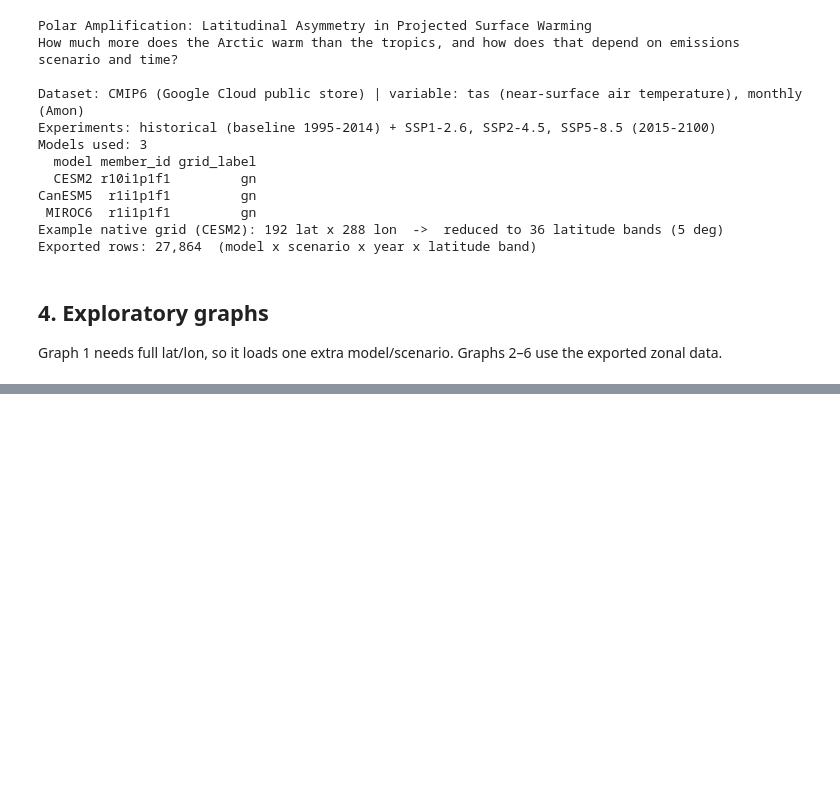
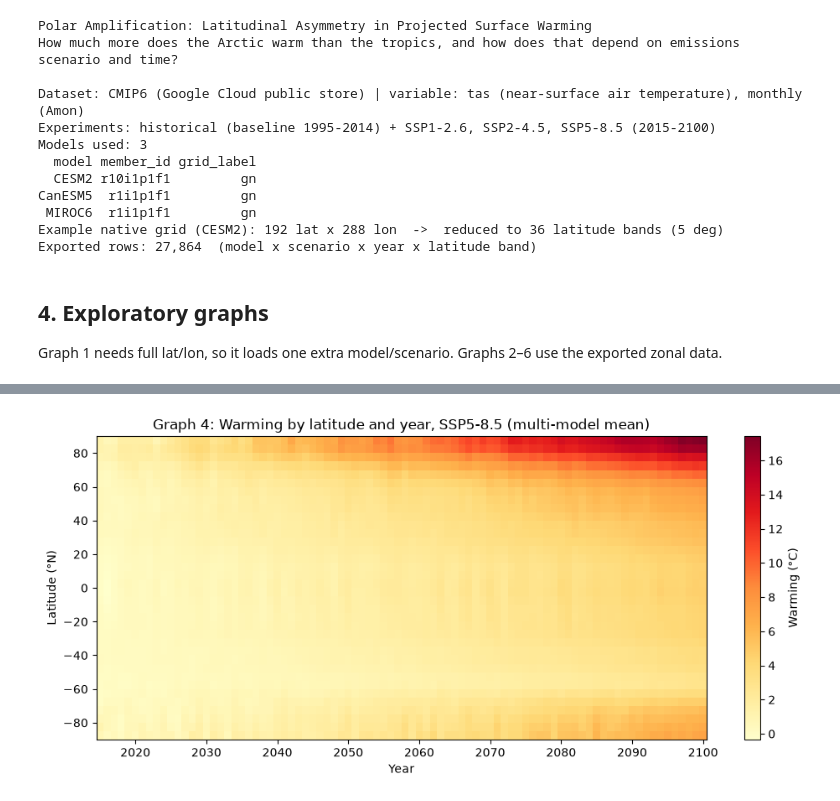
Before and after one commit to vtvdan/dsc106-project-3, a Jupyter notebook: data_exploration.ipynb, the cells around one changed output, grey strips where cells are left out. Cells and saved outputs as stored; diff of their text form; code cells hidden in the pictures; blank space fills up the shorter version.

Commit message:
Add exploratory graphs 4-6

```diff
--- a/data_exploration.ipynb
+++ b/data_exploration.ipynb
@@ -357,0 +360,15 @@ finish(fig, "g3_gap.png")
+# %%
+# Graph 4: Warming by latitude and year, SSP5-8.5 (multi-model mean)
+heat_scen = "ssp585"
+heat = ens[ens.scenario == heat_scen].pivot(index="lat", columns="year", values="warming")
+
+fig, ax = plt.subplots(figsize=(10, 4.8))
+pc = ax.pcolormesh(heat.columns, heat.index, heat, cmap="YlOrRd", shading="auto")
+cb = plt.colorbar(pc, ax=ax)
+cb.set_label("Warming (°C)")
+ax.set_xlabel("Year")
+ax.set_ylabel("Latitude (°N)")
+ax.set_title(f"Graph 4: Warming by latitude and year, {SCEN_LABEL[heat_scen]} (multi-model mean)")
+finish(fig, "g4_heatmap.png")
+# %% [output]
+[figure, added]
```
Also changed, not shown: parts of 6 cells of this notebook, 3 other files.
